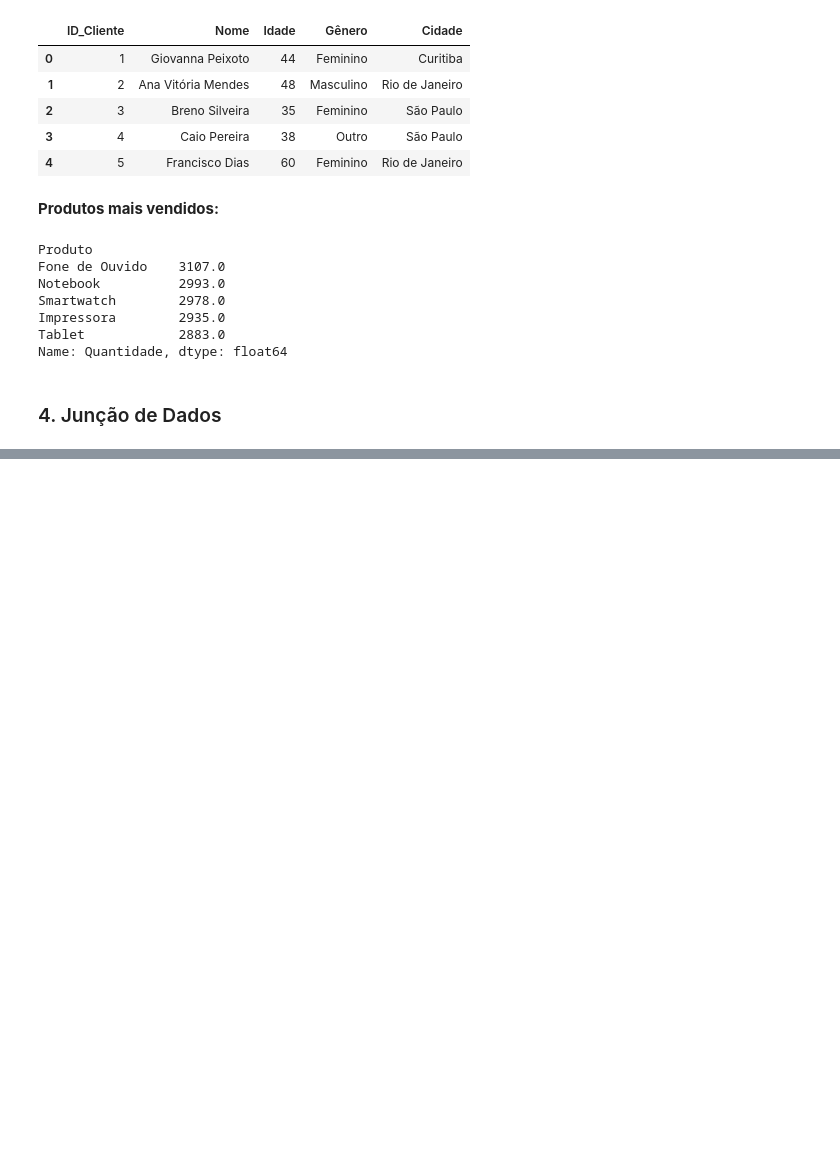
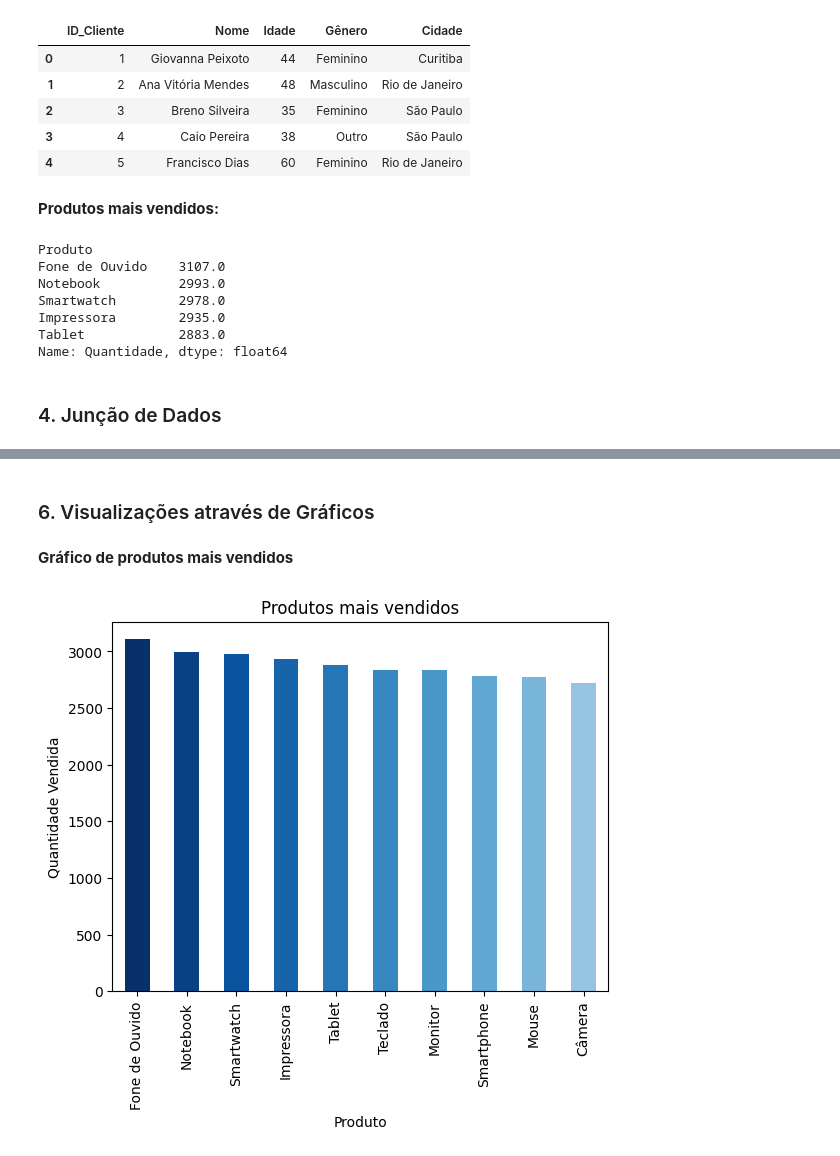
Before and after one commit to luamdrs/analise_vendas_loja, a Jupyter notebook: analise/main.ipynb, the cells around one changed output, grey strips where cells are left out. Cells and saved outputs as stored; diff of their text form; code cells hidden in the pictures; blank space fills up the shorter version.

```diff
--- a/analise/main.ipynb
+++ b/analise/main.ipynb
@@ -151,0 +231,12 @@ Name: Quantidade, dtype: float64
+# %% [markdown]
+### 6. Visualizações através de Gráficos
+# %% [markdown]
+**Gráfico de produtos mais vendidos**
+# %%
+cores = plt.cm.Blues(np.linspace(1, 0.4, len(produtos_mais_vendidos)))
+produtos_mais_vendidos.plot(kind='bar', title='Produtos mais vendidos', color=cores)
+plt.xlabel('Produto')
+plt.ylabel('Quantidade Vendida')
+plt.show()
+# %% [output]
+[figure, added]
```
Also changed, not shown: parts of 14 cells of this notebook.
